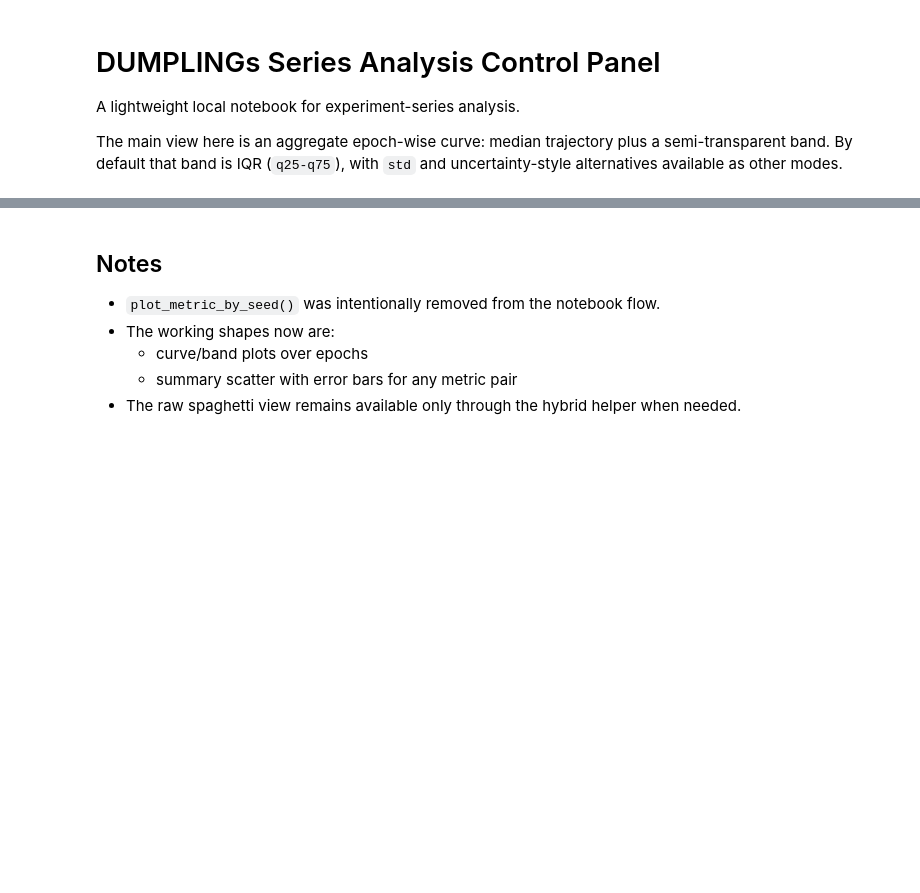
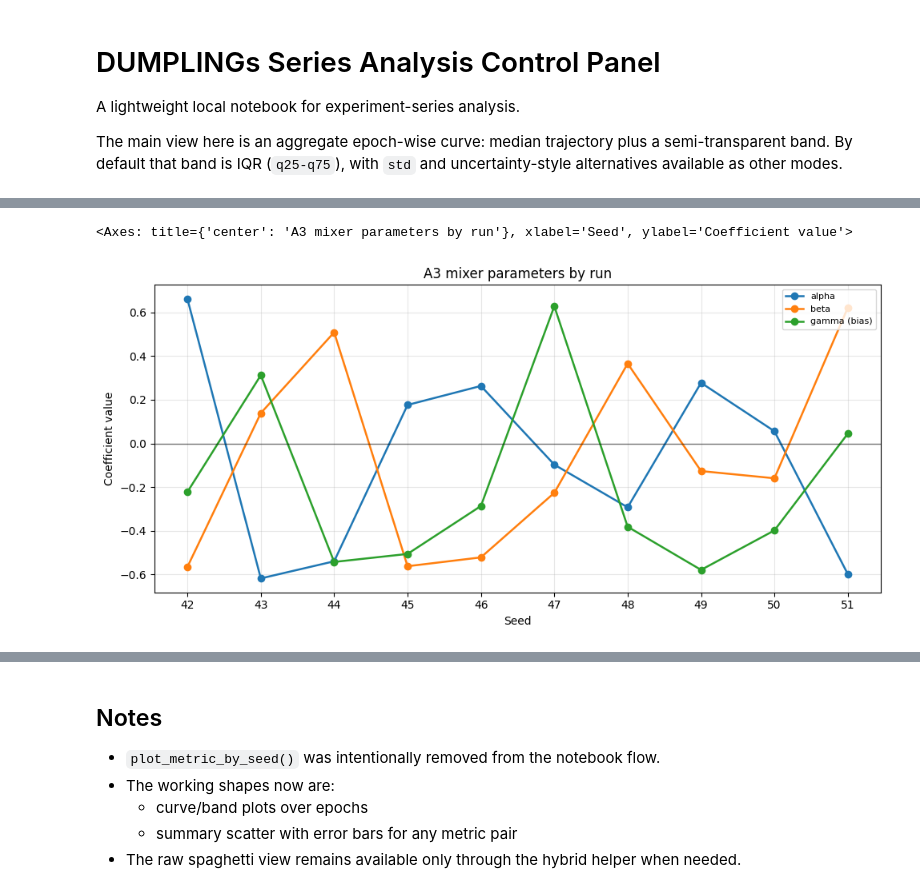
Before and after one commit to BlackSabbitch/DUMPLINGs, a Jupyter notebook: series_analysis.ipynb, the cells around one changed output, grey strips where cells are left out. Saved outputs shown, nothing was run; the diff lists cells and outputs as text; code cells hidden in the pictures; blank space fills up the shorter version.

```diff
--- a/series_analysis.ipynb
+++ b/series_analysis.ipynb
@@ -112,0 +155,5 @@ plt.show()
+# %%
+plot_a3_mixture_parameters(diag_df)
+# %% [output]
+<Axes: title={'center': 'A3 mixer parameters by run'}, xlabel='Seed', ylabel='Coefficient value'>
+[figure, added]
```
Also changed, not shown: parts of 9 cells of this notebook, 3 other files.
